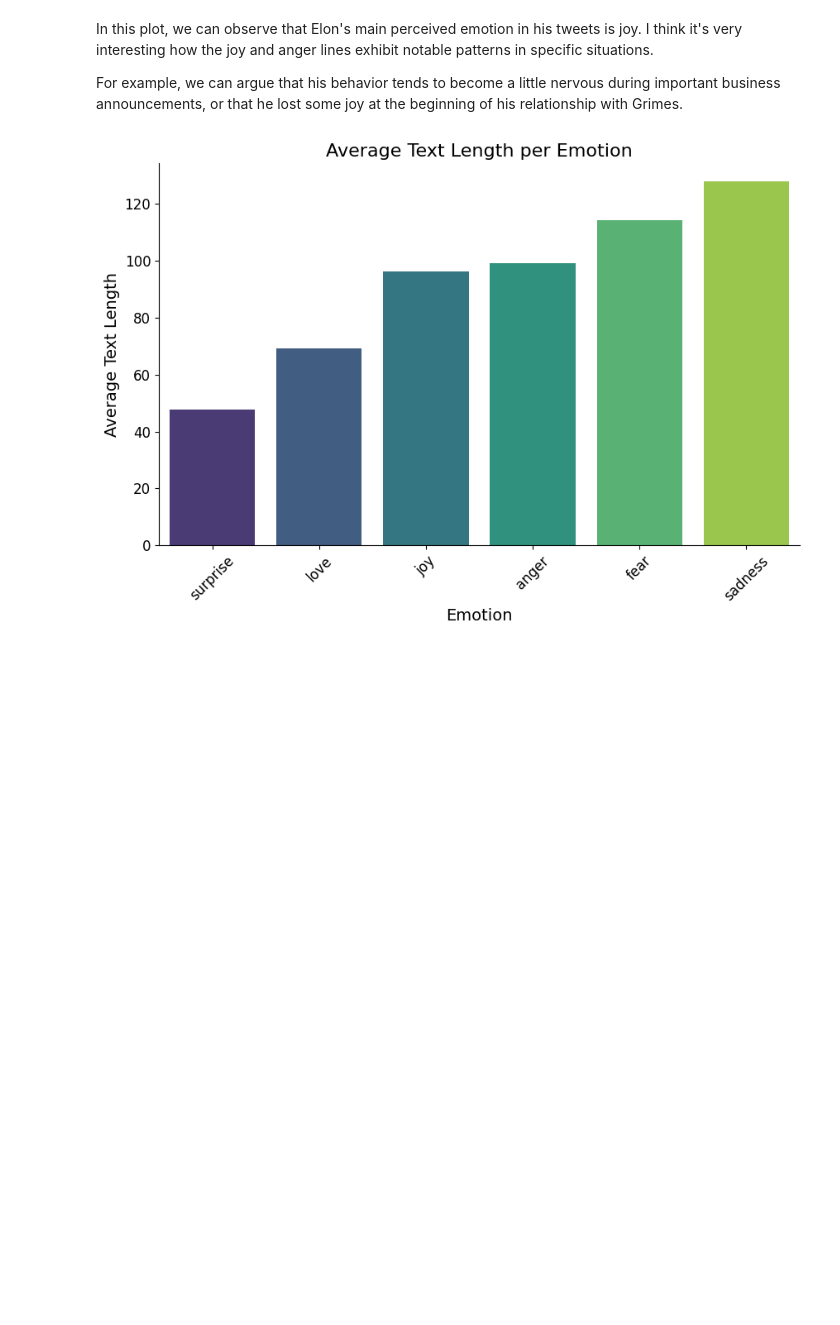
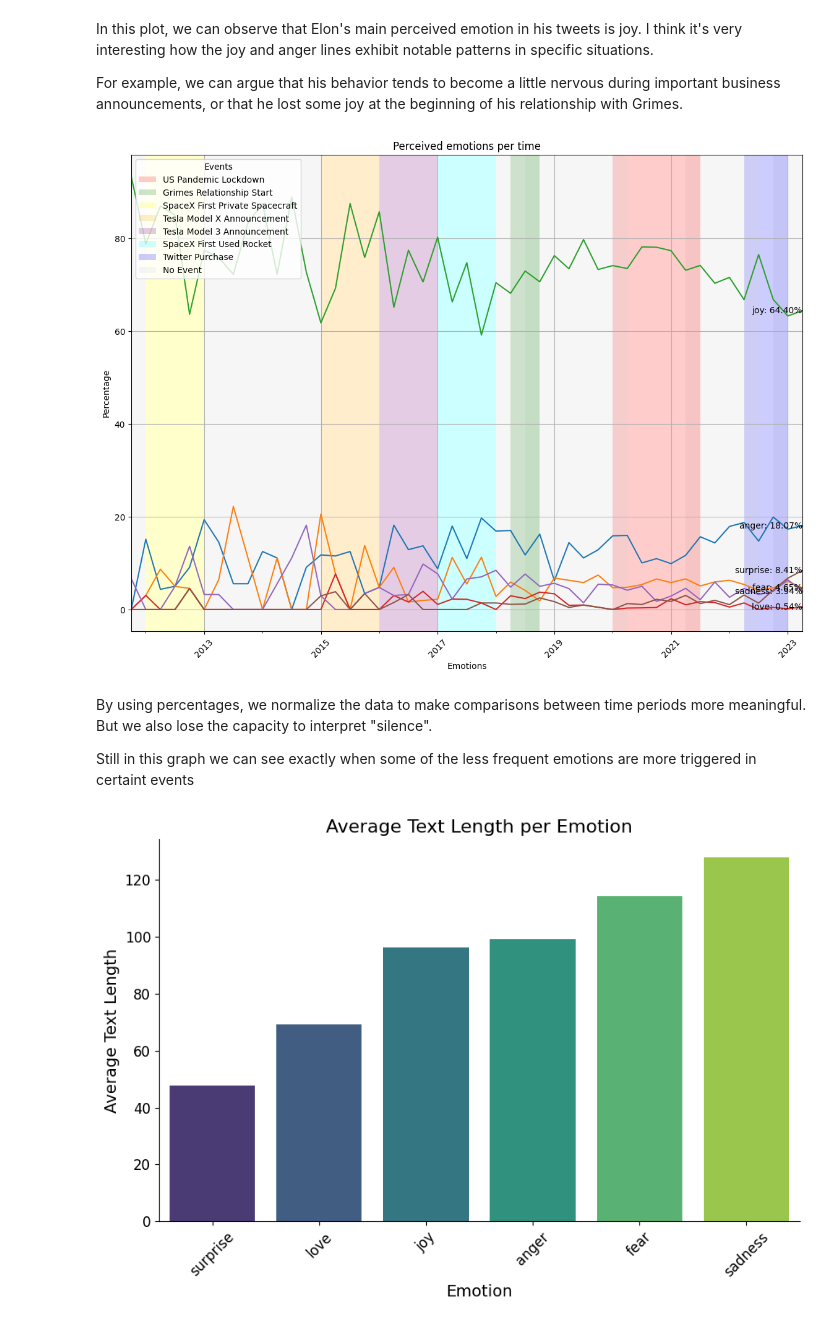
Before and after one commit to puriarter21/Elon_Musk_Tweets_Analysis_NLP, a Jupyter notebook: Elon_Musk_Emotions_NLP_Analysis.ipynb, the cells around one changed output. Saved outputs shown, nothing was run; the diff lists cells and outputs as text; code cells hidden in the pictures; blank space fills up the shorter version.

```diff
--- a/Elon_Musk_Emotions_NLP_Analysis.ipynb
+++ b/Elon_Musk_Emotions_NLP_Analysis.ipynb
@@ -869,6 +869,81 @@ plt.show()
 In this plot, we can observe that Elon's main perceived emotion in his tweets is joy. I think it's very interesting how the joy and anger lines exhibit notable patterns in specific situations.
 
 For example, we can argue that his behavior tends to become a little nervous during important business announcements, or that he lost some joy at the beginning of his relationship with Grimes.
+# %%
+# Group the data by semesters
+subset_bd_tw_1['date'] = pd.to_datetime(subset_bd_tw_1['date'])
+subset_bd_tw_1['demester'] = subset_bd_tw_1['date'].dt.to_period('Q')
+grouped_data = subset_bd_tw_1.groupby(['demester', 'label']).size().unstack().fillna(0)
+
+# Calculate the total frequency for each semester
+grouped_data['total'] = grouped_data.sum(axis=1)
+
+# Calculate the percentage distribution of each label within each semester
+for col in grouped_data.columns[:-1]:  # Exclude 'total' column
+    grouped_data[col] = grouped_data[col] / grouped_data['total'] * 100
+
+grouped_data = grouped_data.drop(columns='total')  # Drop 'total' column
+
+# Set the figure size
+plt.rcParams['figure.figsize'] = (14, 10)
+
+# Plot the line plot without dots
+grouped_data.plot.line(marker='')
+
+# Customize the plot
+plt.title('Perceived emotions per time')
+plt.xlabel('Emotions')
+plt.ylabel('Percentage')
+
+plt.xticks(rotation=45)  # Rotate x-axis labels for better readability
+plt.grid(True)  # Add a background grid
+
+# Remove the legend box
+plt.legend().remove()
+
+# Label each line at the end of the plot
+for line in grouped_data.columns:
+    x = grouped_data.index[-1]
+    y = grouped_data[line].values[-1]
+    label = f'{line}: {y:.2f}%'
+    plt.text(x, y, label, ha='right', va='center')
+
+# Define custom event colors
+event_colors = {
+    'US Pandemic Lockdown': 'red',
+    'Grimes Relationship Start': 'green',
+    'SpaceX First Private Spacecraft': 'yellow',
+    'Tesla Model X Announcement': 'orange',
+    'Tesla Model 3 Announcement': 'purple',
+    'SpaceX First Used Rocket': 'cyan',
+    'Twitter Purchase': 'blue',
+    'No Event': 'lightgray'  # Custom color for "No event" label
+}
+
+# Assign custom colors to events
+event_periods = subset_bd_tw_1[['demester', 'event']].drop_duplicates()
+event_periods['demester'] = event_periods['demester'].dt.to_timestamp()
+for idx, row in event_periods.iterrows():
+    facecolor = event_colors.get(row['event'], 'lightgray')  # Assign custom color or default to 'lightgray'
+    plt.axvspan(row['demester'], row['demester'] + pd.DateOffset(months=3),
+                facecolor=facecolor, alpha=0.2)
+
+# Create a legend box for events
+handles = []
+labels = []
+for event, color in event_colors.items():
+    handles.append(plt.Rectangle((0, 0), 1, 1, facecolor=color, alpha=0.2))
+    labels.append(event)
+plt.legend(handles, labels, title='Events', loc='upper left')
+
+# Show the plot
+plt.show()
+# %% [output]
+[figure, added]
+# %% [markdown]
+By using percentages, we normalize the data to make comparisons between time periods more meaningful. But we also lose the capacity to interpret "silence".
+
+Still in this graph we can see exactly when some of the less frequent emotions are more triggered in certaint events
 # %%
 # Calculate the average text_length for each label
 avg_text_length = subset_bd_tw_1.groupby('label')['text_length'].mean()
```
Also changed, not shown: parts of 1 cell of this notebook.
